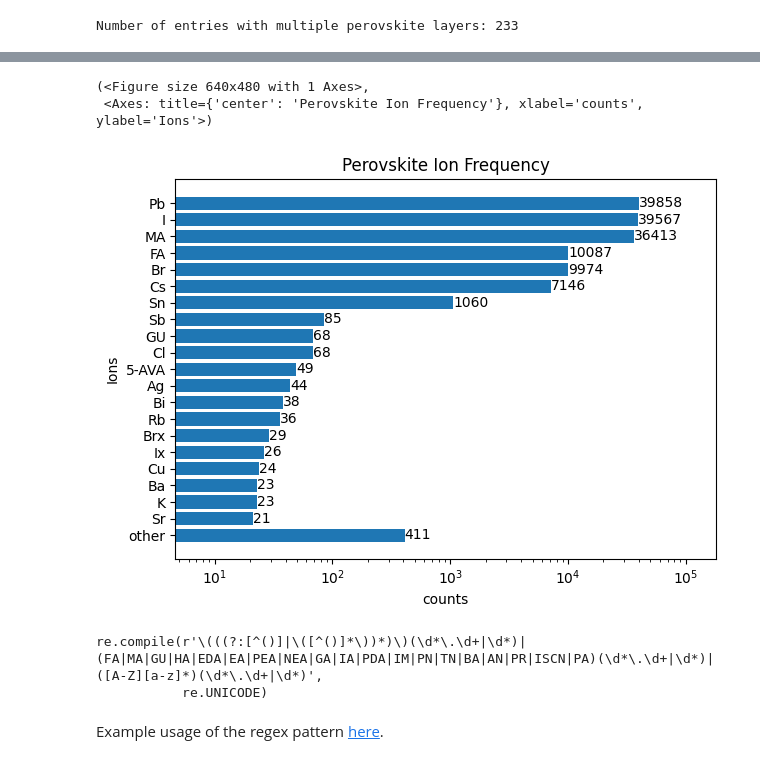
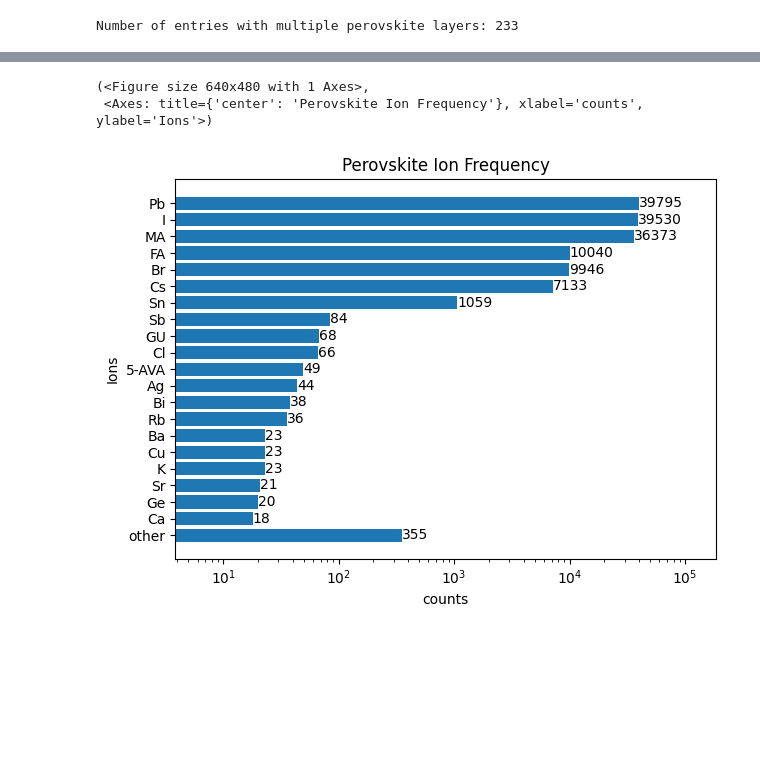
Before and after one commit to GongMLGroup/PerovskiteML, a Jupyter notebook: notebooks/element-visualization.ipynb, the cells around one changed output, grey strips where cells are left out. Saved outputs shown, nothing was run; the diff lists cells and outputs as text; code cells hidden in the pictures; blank space fills up the shorter version.

Commit message:
Fixed visualization

```diff
--- a/notebooks/element-visualization.ipynb
+++ b/notebooks/element-visualization.ipynb
@@ -27,6 +51,12 @@ processed = database.data.loc[:, [
     "Perovskite_dimension_3D",
     "Perovskite_composition_perovskite_ABC3_structure",
     "Perovskite_composition_long_form",
+    "Perovskite_composition_a_ions",
+    "Perovskite_composition_a_ions_coefficients",
+    "Perovskite_composition_b_ions",
+    "Perovskite_composition_b_ions_coefficients",
+    "Perovskite_composition_c_ions",
+    "Perovskite_composition_c_ions_coefficients"
 ]]
 processed
 # %% [output]
@@ -400,0 +174,8 @@ def plot_barh(
+# %%
+a_ions = comp_data["a_ions"].str.replace(r'[()\s]',"", regex=True).str.split(";")
+a_ions = a_ions.explode()
+plot_barh(
+    a_ions.value_counts(),
+    title="A Site Ions",
+    ylabel="Ions"
+)
@@ -400,0 +186,8 @@ def plot_barh(
+# %%
+b_ions = comp_data["b_ions"].str.replace(r'[()\s]',"", regex=True).str.split(";")
+b_ions = b_ions.explode()
+plot_barh(
+    b_ions.value_counts(),
+    title="B Site Ions",
+    ylabel="Ions"
+)
@@ -400,0 +198,8 @@ def plot_barh(
+# %%
+c_ions = comp_data["c_ions"].str.replace(r'[()\s]',"", regex=True).str.split(";")
+c_ions = c_ions.explode()
+plot_barh(
+    c_ions.value_counts(),
+    title="X Site Ions",
+    ylabel="Ions"
+)
@@ -401,22 +210,12 @@ def plot_barh(
 # %%
+all_ions = pd.Series(list(a_ions) + list(b_ions) + list(c_ions))
+all_ions = all_ions.explode()
 plot_barh(
-    value_counts,
+    all_ions.value_counts(),
     title="Perovskite Ion Frequency",
     ylabel="Ions"
 )
 # %% [output]
 (<Figure size 640x480 with 1 Axes>,
  <Axes: title={'center': 'Perovskite Ion Frequency'}, xlabel='counts', ylabel='Ions'>)
-[figure, old version]
+[figure, new version]
-# %%
-elements_pattern = re.compile(
-    r'\(((?:[^()]|\([^()]*\))*)\)(\d*\.\d+|\d*)' +
-    f'|({compound_string})'+r'(\d*\.\d+|\d*)' +
-    r'|([A-Z][a-z]*)(\d*\.\d+|\d*)'
-)
-elements_pattern
-# %% [output]
-re.compile(r'\(((?:[^()]|\([^()]*\))*)\)(\d*\.\d+|\d*)|(FA|MA|GU|HA|EDA|EA|PEA|NEA|GA|IA|PDA|IM|PN|TN|BA|AN|PR|ISCN|PA)(\d*\.\d+|\d*)|([A-Z][a-z]*)(\d*\.\d+|\d*)',
-           re.UNICODE)
-# %% [markdown]
-Example usage of the regex pattern [here](https://regexr.com/8dn4a).
```
Also changed, not shown: parts of 51 cells of this notebook.
